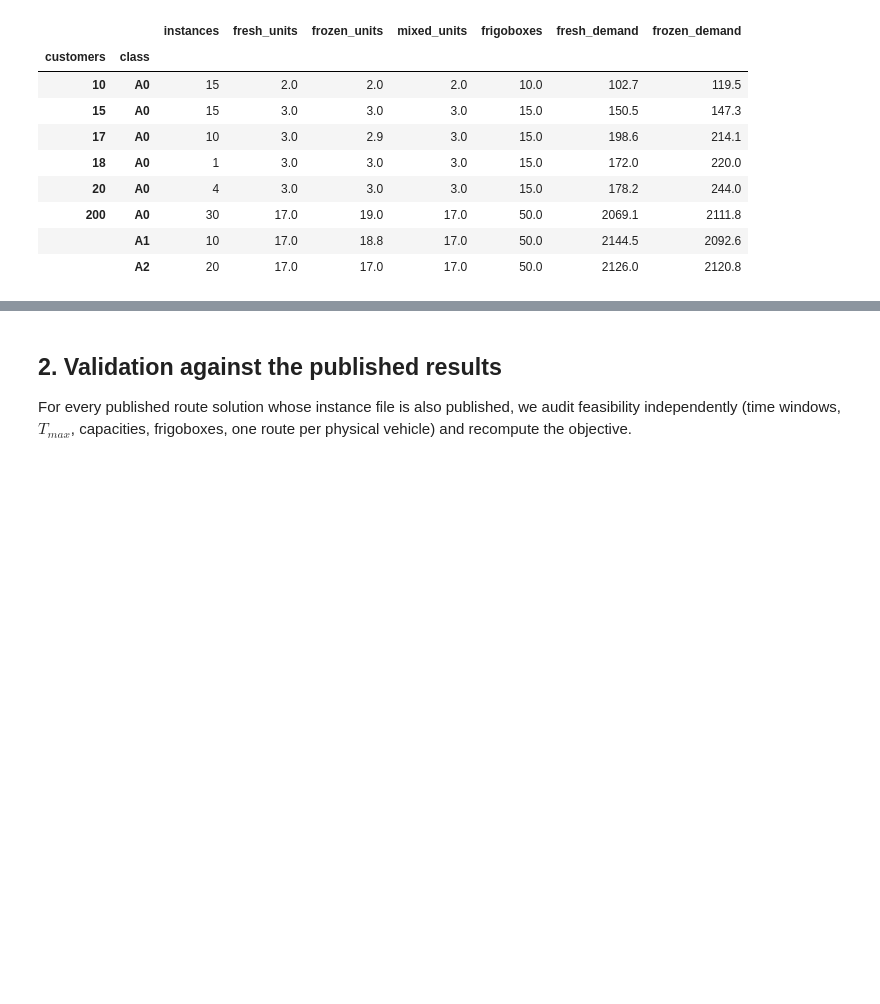
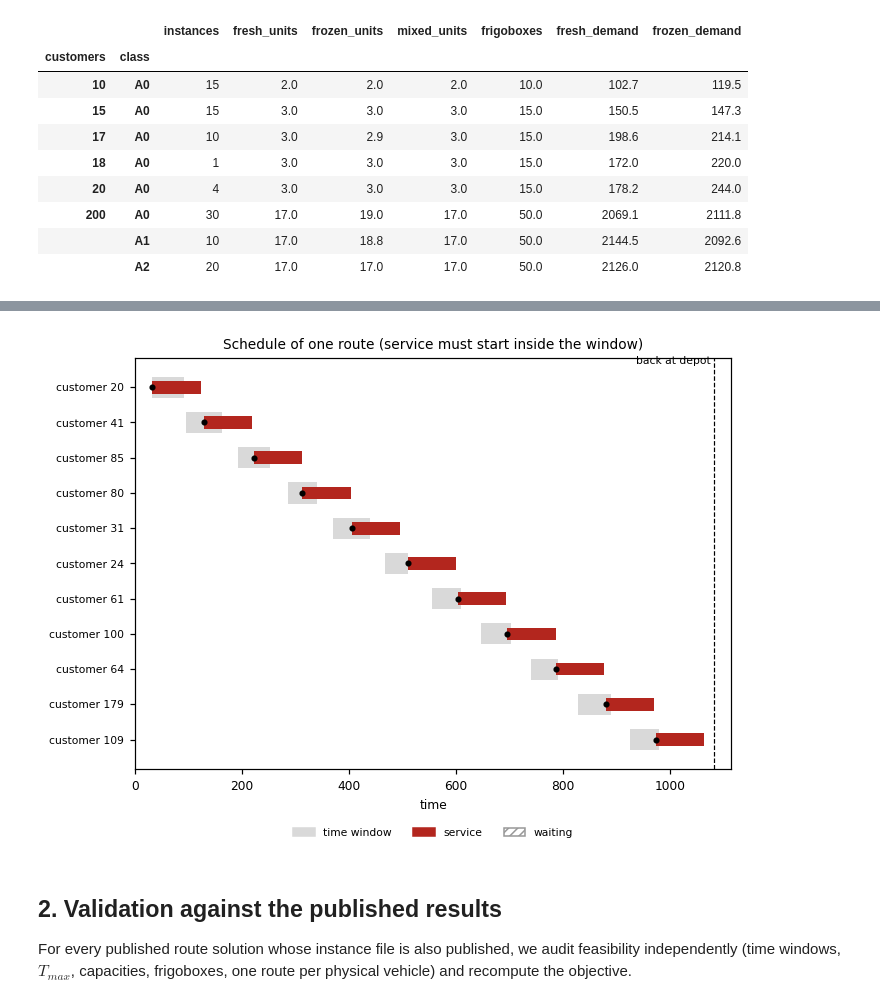
Before and after one commit to SadiaWaseem/571-Project, a Jupyter notebook: notebooks/MVRDC_QVNS.ipynb, the cells around one changed output, grey strips where cells are left out. Saved outputs shown, nothing was run; the diff lists cells and outputs as text; code cells hidden in the pictures; blank space fills up the shorter version.

```diff
--- a/notebooks/MVRDC_QVNS.ipynb
+++ b/notebooks/MVRDC_QVNS.ipynb
@@ -109,3 +116,9 @@ fig, ax = plt.subplots(figsize=(4.2, 4)); P.plot_instance(inst, ax); plt.tight_l
+# %%
+demo_run = A.load_runs("results/main", "A0-50-C121__ops-q__1")[0]
+demo_sol = Vz.solution_from_run(inst, demo_run)
+Vz.plot_tw_gantt(inst, max(demo_sol.routes, key=len)); plt.show()
+# %% [output]
+[figure, added]
 # %% [markdown]
 ## 2. Validation against the published results
 For every published route solution whose instance file is also published, we audit feasibility independently (time windows, $T_{max}$, capacities, frigoboxes, one route per physical vehicle) and recompute the objective.
```
Also changed, not shown: parts of 26 cells of this notebook, 4 other files.
